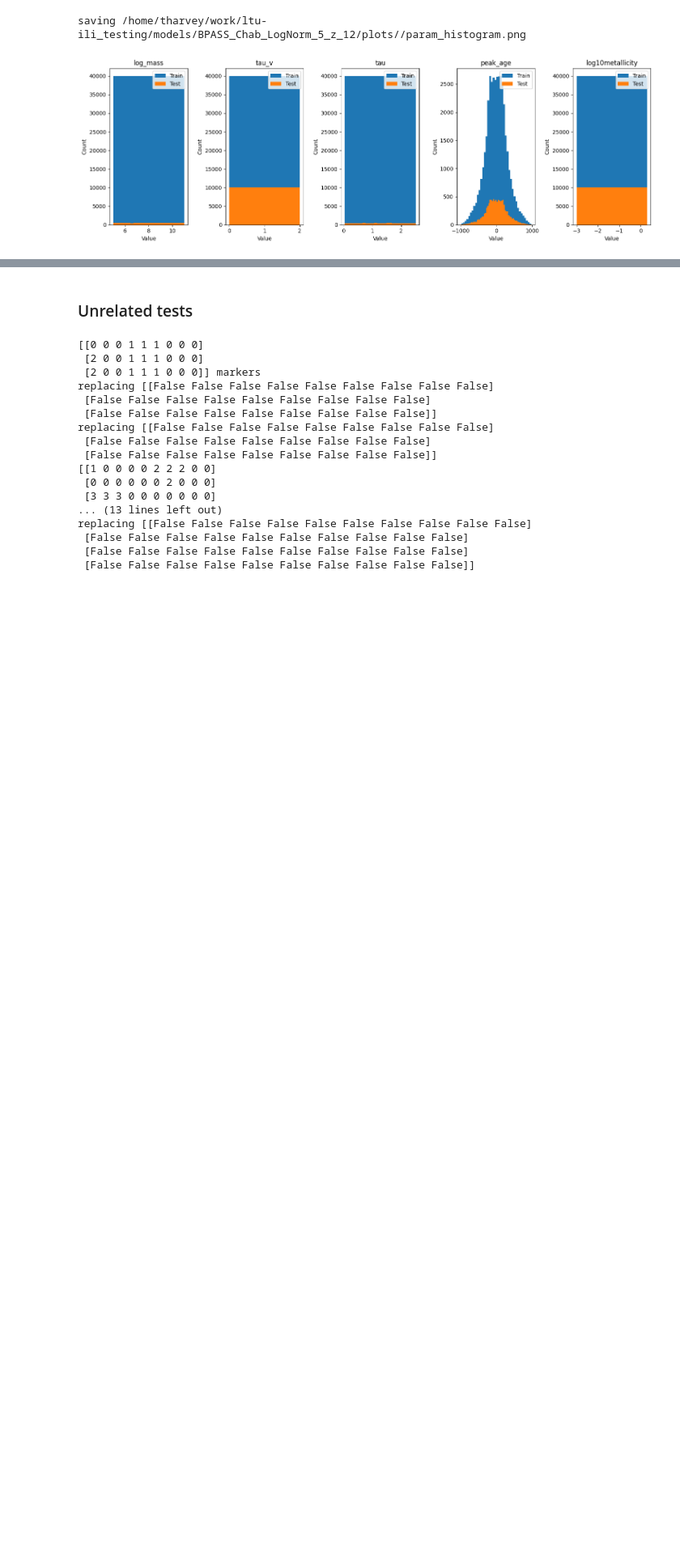
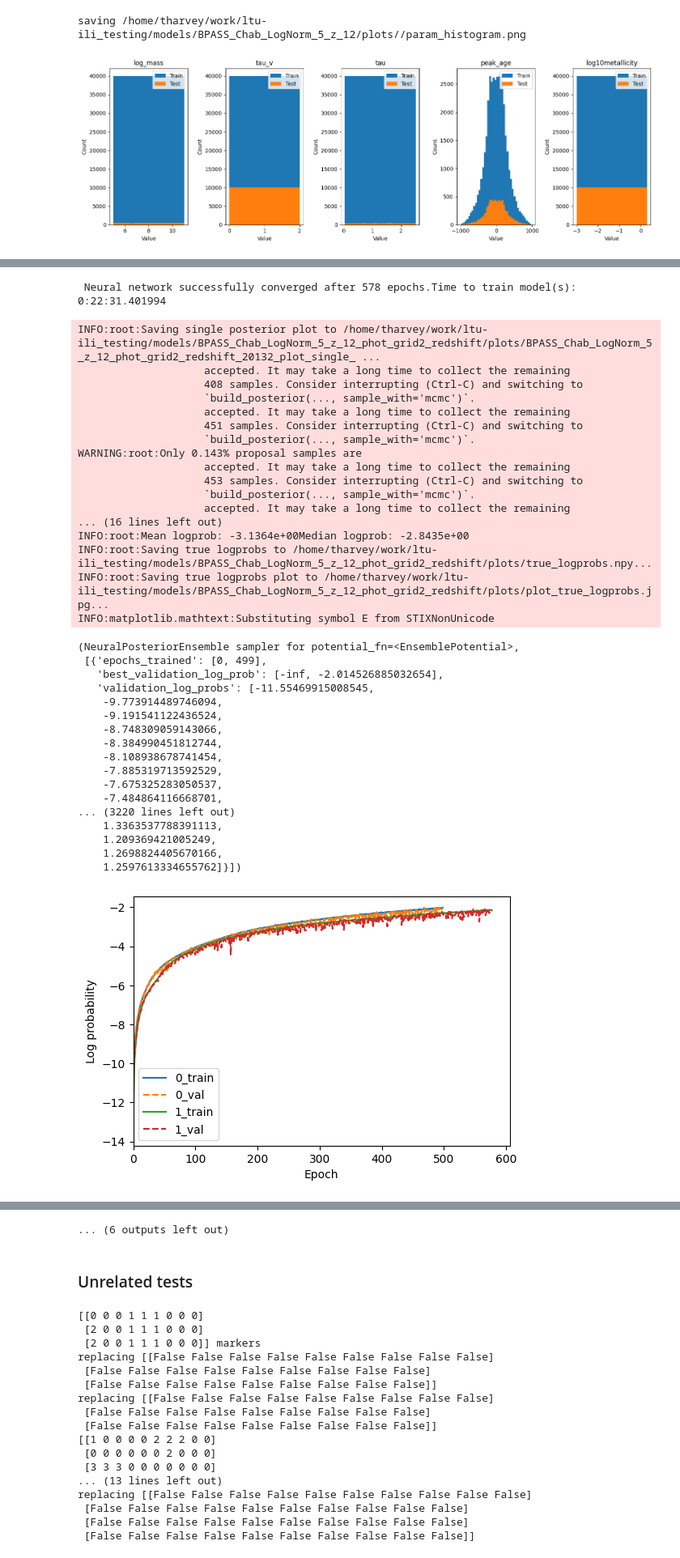
Before and after one commit to synthesizer-project/synference, a Jupyter notebook: scripts/sbi/train_model.ipynb, the cells around one changed output, grey strips where cells are left out. Shown at 81% size. Saved outputs shown, nothing was run; the diff lists cells and outputs as text; code cells hidden in the pictures; blank space fills up the shorter version.

```diff
--- a/scripts/train_model.ipynb
+++ b/scripts/sbi/train_model.ipynb
@@ -152,0 +143,11 @@ fitter.fitted_parameter_array.shape
+# %%
+fitter = SBI_Fitter.init_from_hdf5('BPASS_Chab_LogNorm_5_z_12_phot_grid2_redshift',
+                                grid_path, return_output=False)
+fitter.create_feature_array_from_raw_photometry(extra_features=[])
+
+fitter.run_single_sbi(n_nets=2, engine='NPE',
+                    stop_after_epochs=30,
+                    model_type=['mdn', 'maf'],
+                    num_components=8,
+                    num_transforms=4)
+# %% [output]
@@ -152,0 +179,36 @@ fitter.fitted_parameter_array.shape
+ Neural network successfully converged after 578 epochs.Time to train model(s): 0:22:31.401994
+INFO:root:Saving single posterior plot to /home/tharvey/work/ltu-ili_testing/models/BPASS_Chab_LogNorm_5_z_12_phot_grid2_redshift/plots/BPASS_Chab_LogNorm_5_z_12_phot_grid2_redshift_20132_plot_single_ ...
+                    accepted. It may take a long time to collect the remaining
+                    408 samples. Consider interrupting (Ctrl-C) and switching to
+                    `build_posterior(..., sample_with='mcmc')`.
+                    accepted. It may take a long time to collect the remaining
+                    451 samples. Consider interrupting (Ctrl-C) and switching to
+                    `build_posterior(..., sample_with='mcmc')`.
+WARNING:root:Only 0.143% proposal samples are
+                    accepted. It may take a long time to collect the remaining
+                    453 samples. Consider interrupting (Ctrl-C) and switching to
+                    `build_posterior(..., sample_with='mcmc')`.
+                    accepted. It may take a long time to collect the remaining
+... (16 lines left out)
+INFO:root:Mean logprob: -3.1364e+00Median logprob: -2.8435e+00
+INFO:root:Saving true logprobs to /home/tharvey/work/ltu-ili_testing/models/BPASS_Chab_LogNorm_5_z_12_phot_grid2_redshift/plots/true_logprobs.npy...
+INFO:root:Saving true logprobs plot to /home/tharvey/work/ltu-ili_testing/models/BPASS_Chab_LogNorm_5_z_12_phot_grid2_redshift/plots/plot_true_logprobs.jpg...
+INFO:matplotlib.mathtext:Substituting symbol E from STIXNonUnicode
+(NeuralPosteriorEnsemble sampler for potential_fn=<EnsemblePotential>,
+ [{'epochs_trained': [0, 499],
+   'best_validation_log_prob': [-inf, -2.014526885032654],
+   'validation_log_probs': [-11.55469915008545,
+    -9.773914489746094,
+    -9.191541122436524,
+    -8.748309059143066,
+    -8.384990451812744,
+    -8.108938678741454,
+    -7.885319713592529,
+    -7.675325283050537,
+    -7.484864116668701,
+... (3220 lines left out)
+    1.3363537788391113,
+    1.209369421005249,
+    1.2698824405670166,
+    1.2597613334655762]}])
+[figure, added]
@@ -153,3 +216,4 @@ fitter.fitted_parameter_array.shape
+... (6 outputs left out)
 # %% [markdown]
 ### Unrelated tests
 # %%
```
Also changed, not shown: parts of 7 cells of this notebook, 10 other files.
